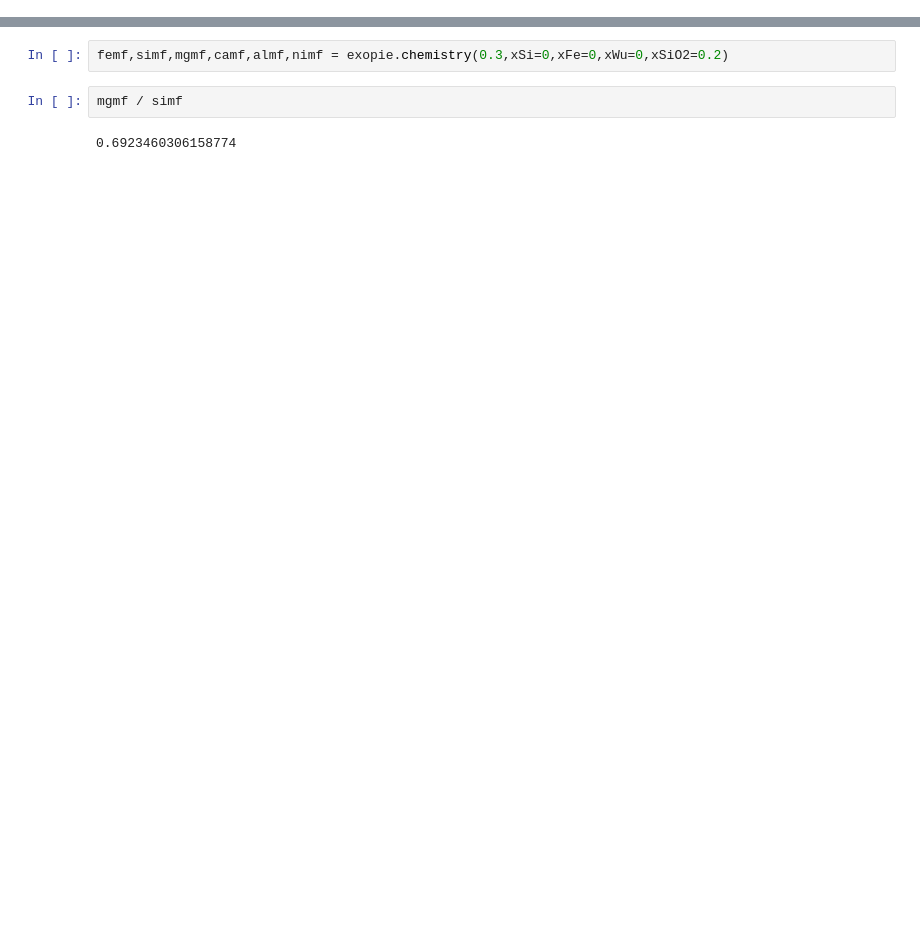
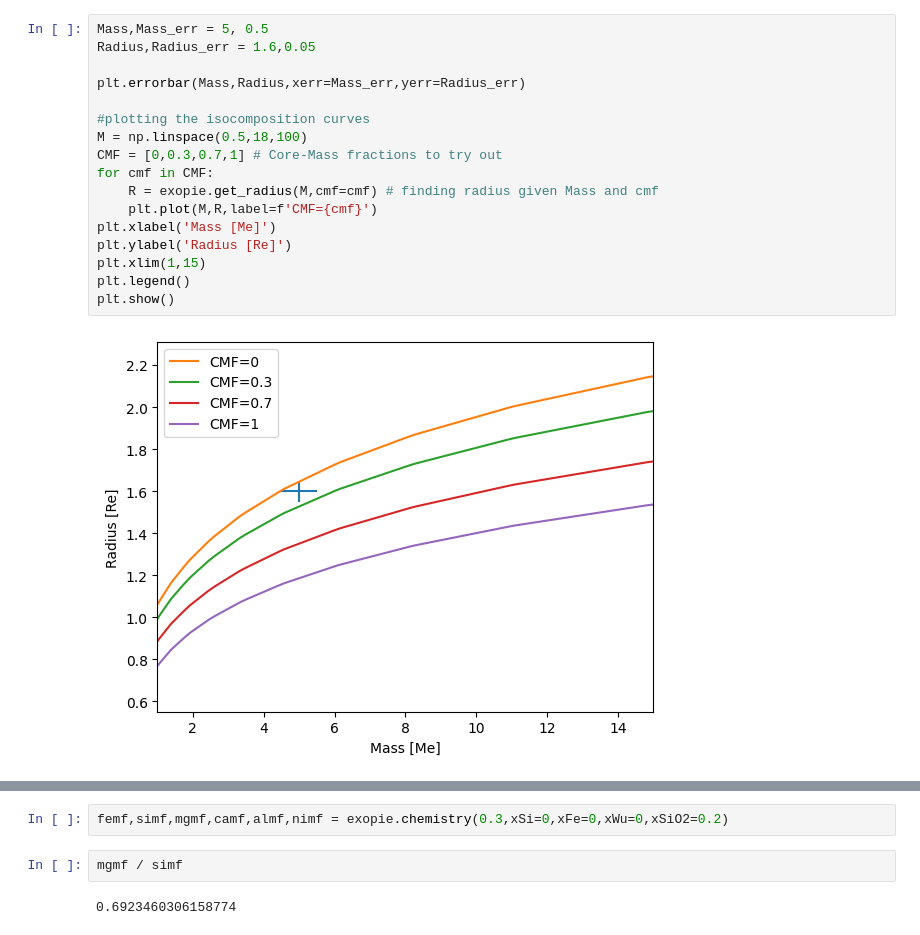
Before and after one commit to mplotnyko/ExoPie, a Jupyter notebook: docs/source/tutorials/quickstart.ipynb, the cells around one changed output, grey strips where cells are left out. Drawn from its saved outputs; the diff is of its cells as text; blank space fills up the shorter version.

```diff
--- a/docs/source/tutorials/quickstart.ipynb
+++ b/docs/source/tutorials/quickstart.ipynb
@@ -49,0 +22,19 @@ xFe          0.01     0.02     0.19    -0.32    -0.12     0.03     0.10     0.40
+# %%
+Mass,Mass_err = 5, 0.5
+Radius,Radius_err = 1.6,0.05
+
+plt.errorbar(Mass,Radius,xerr=Mass_err,yerr=Radius_err)
+
+#plotting the isocomposition curves
+M = np.linspace(0.5,18,100)
+CMF = [0,0.3,0.7,1] # Core-Mass fractions to try out
+for cmf in CMF:
+    R = exopie.get_radius(M,cmf=cmf) # finding radius given Mass and cmf
+    plt.plot(M,R,label=f'CMF={cmf}')
+plt.xlabel('Mass [Me]')
+plt.ylabel('Radius [Re]')
+plt.xlim(1,15)
+plt.legend()
+plt.show()
+# %% [output]
+[figure, added]
```
Also changed, not shown: parts of 24 cells of this notebook.
